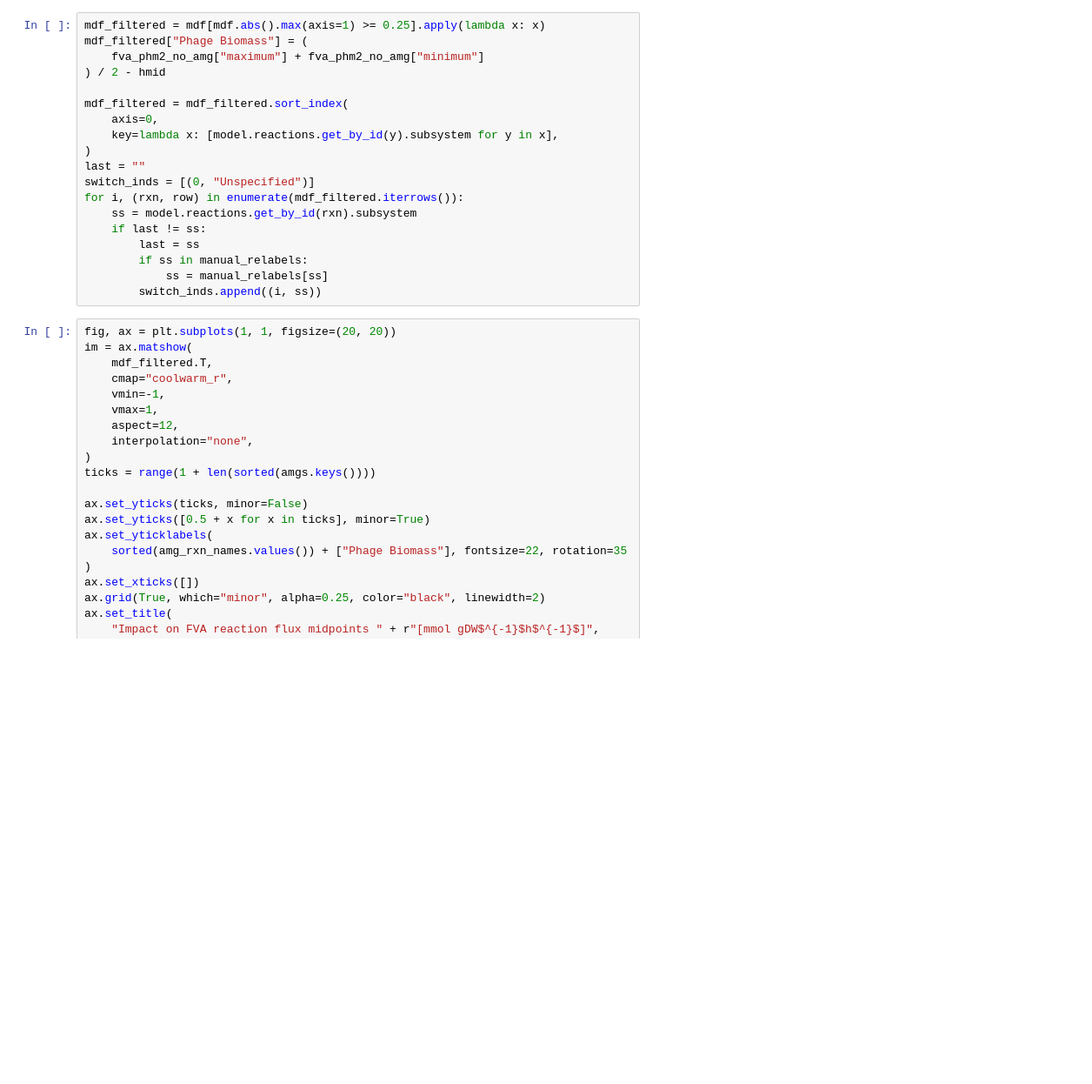
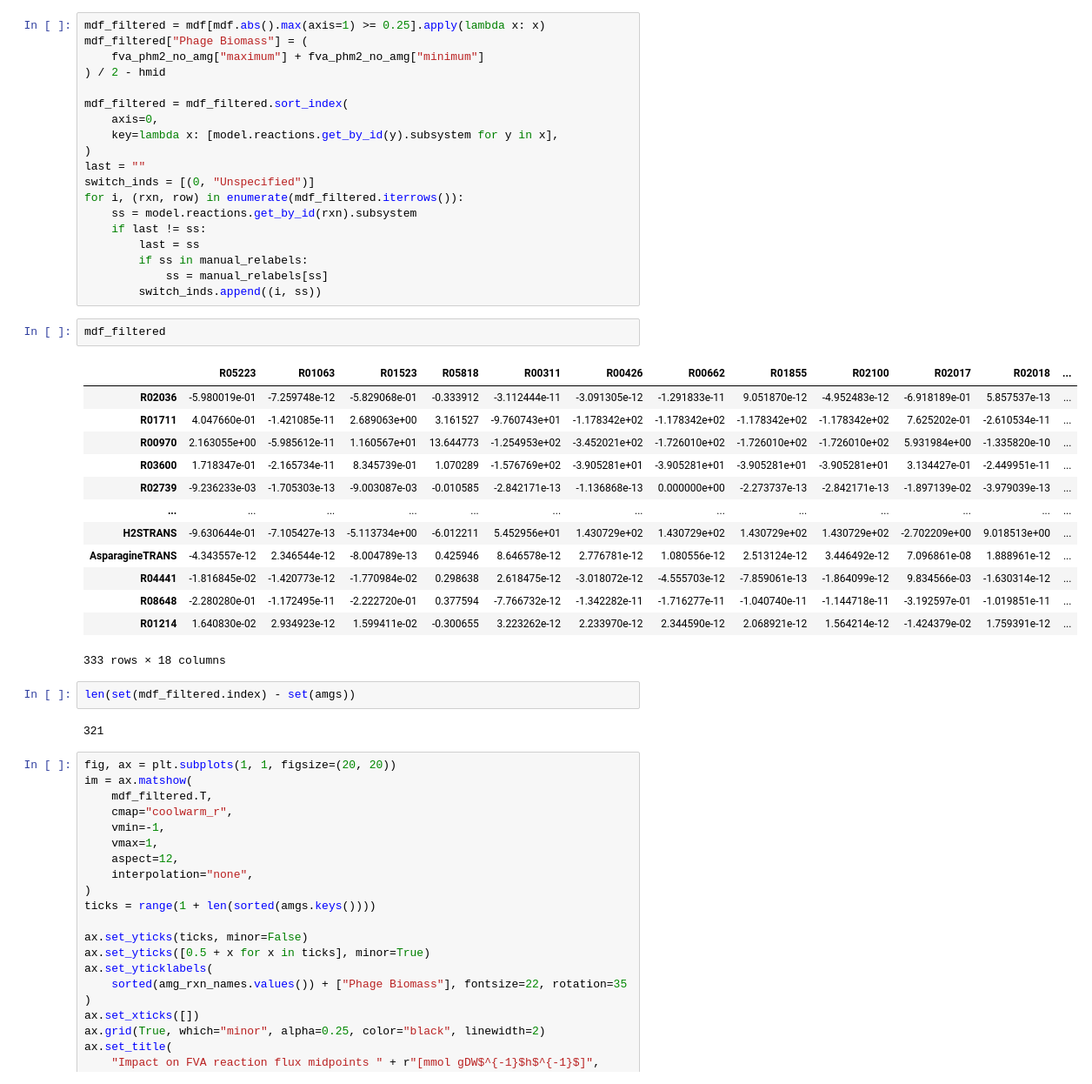
Before and after one commit to NWBRaVE/p-hm2-amgs-in-med4, a Jupyter notebook: phage_biomass_impact.ipynb, the cells around one changed output. Shown at 87% size. Drawn from its saved outputs; the diff is of its cells as text; blank space fills up the shorter version.

Commit message:
print filtered amg impact data

```diff
--- a/phage_biomass_impact.ipynb
+++ b/phage_biomass_impact.ipynb
@@ -243,6 +243,26 @@ for i, (rxn, row) in enumerate(mdf_filtered.iterrows()):
         if ss in manual_relabels:
             ss = manual_relabels[ss]
         switch_inds.append((i, ss))
+# %%
+mdf_filtered
+# %% [output]
+|  | R05223 | R01063 | R01523 | R05818 | R00311 | R00426 | R00662 | R01855 | R02100 | R02017 | R02018 | ... |
+| R02036 | -5.980019e-01 | -7.259748e-12 | -5.829068e-01 | -0.333912 | -3.112444e-11 | -3.091305e-12 | -1.291833e-11 | 9.051870e-12 | -4.952483e-12 | -6.918189e-01 | 5.857537e-13 | ... |
+| R01711 | 4.047660e-01 | -1.421085e-11 | 2.689063e+00 | 3.161527 | -9.760743e+01 | -1.178342e+02 | -1.178342e+02 | -1.178342e+02 | -1.178342e+02 | 7.625202e-01 | -2.610534e-11 | ... |
+| R00970 | 2.163055e+00 | -5.985612e-11 | 1.160567e+01 | 13.644773 | -1.254953e+02 | -3.452021e+02 | -1.726010e+02 | -1.726010e+02 | -1.726010e+02 | 5.931984e+00 | -1.335820e-10 | ... |
+| R03600 | 1.718347e-01 | -2.165734e-11 | 8.345739e-01 | 1.070289 | -1.576769e+02 | -3.905281e+01 | -3.905281e+01 | -3.905281e+01 | -3.905281e+01 | 3.134427e-01 | -2.449951e-11 | ... |
+| R02739 | -9.236233e-03 | -1.705303e-13 | -9.003087e-03 | -0.010585 | -2.842171e-13 | -1.136868e-13 | 0.000000e+00 | -2.273737e-13 | -2.842171e-13 | -1.897139e-02 | -3.979039e-13 | ... |
+| ... | ... | ... | ... | ... | ... | ... | ... | ... | ... | ... | ... | ... |
+| H2STRANS | -9.630644e-01 | -7.105427e-13 | -5.113734e+00 | -6.012211 | 5.452956e+01 | 1.430729e+02 | 1.430729e+02 | 1.430729e+02 | 1.430729e+02 | -2.702209e+00 | 9.018513e+00 | ... |
+| AsparagineTRANS | -4.343557e-12 | 2.346544e-12 | -8.004789e-13 | 0.425946 | 8.646578e-12 | 2.776781e-12 | 1.080556e-12 | 2.513124e-12 | 3.446492e-12 | 7.096861e-08 | 1.888961e-12 | ... |
+| R04441 | -1.816845e-02 | -1.420773e-12 | -1.770984e-02 | 0.298638 | 2.618475e-12 | -3.018072e-12 | -4.555703e-12 | -7.859061e-13 | -1.864099e-12 | 9.834566e-03 | -1.630314e-12 | ... |
+| R08648 | -2.280280e-01 | -1.172495e-11 | -2.222720e-01 | 0.377594 | -7.766732e-12 | -1.342282e-11 | -1.716277e-11 | -1.040740e-11 | -1.144718e-11 | -3.192597e-01 | -1.019851e-11 | ... |
+| R01214 | 1.640830e-02 | 2.934923e-12 | 1.599411e-02 | -0.300655 | 3.223262e-12 | 2.233970e-12 | 2.344590e-12 | 2.068921e-12 | 1.564214e-12 | -1.424379e-02 | 1.759391e-12 | ... |
+333 rows × 18 columns
+# %%
+len(set(mdf_filtered.index) - set(amgs))
+# %% [output]
+321
 # %%
 fig, ax = plt.subplots(1, 1, figsize=(20, 20))
 im = ax.matshow(
```
Also changed, not shown: parts of 3 cells of this notebook.
